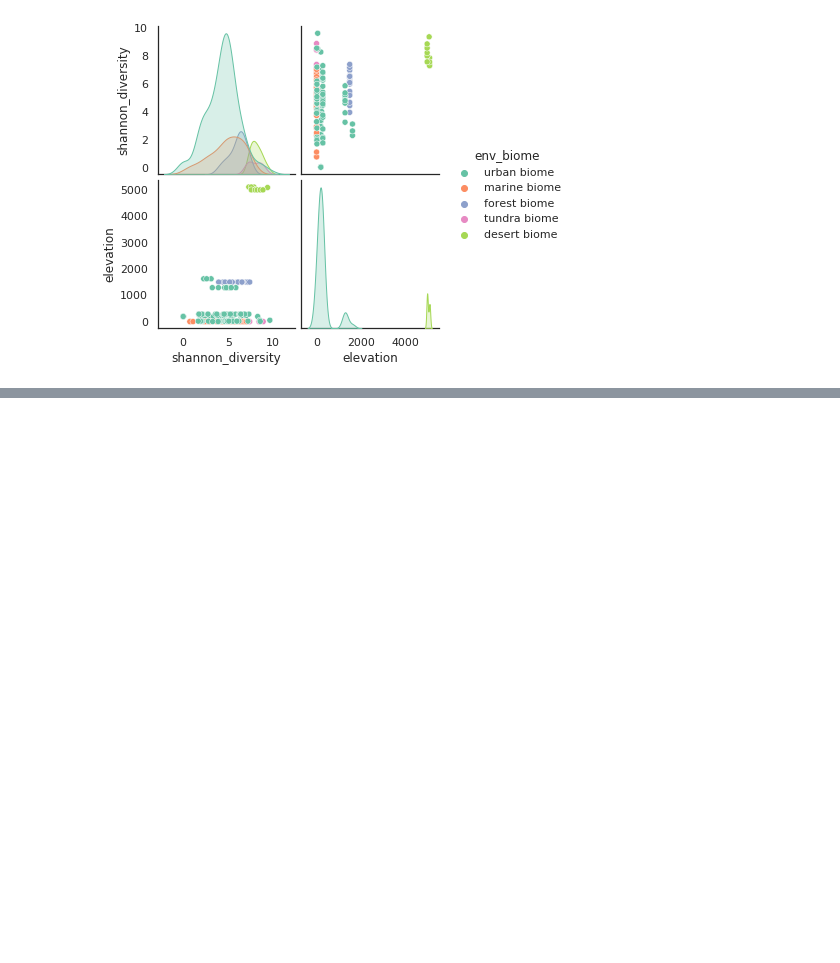
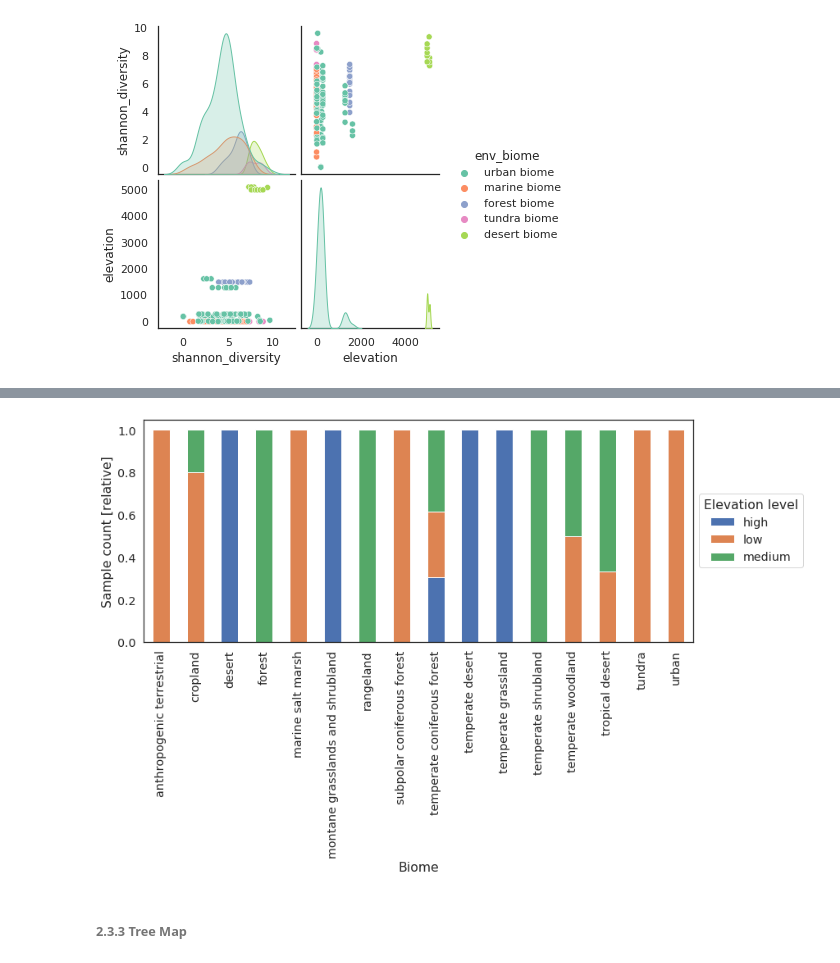
Before and after one commit to fsb-edu/DataVisualizationBook, a Jupyter notebook: DataVis_JB/chapters/chart_types.ipynb, the cells around one changed output, grey strips where cells are left out. Cells and saved outputs as stored; diff of their text form; code cells hidden in the pictures; blank space fills up the shorter version.

```diff
--- a/DataVis_JB/chapters/chart_types.ipynb
+++ b/DataVis_JB/chapters/chart_types.ipynb
@@ -336,0 +401,31 @@ plt.show()
+# %%
+selection = (data['env_package'] == 'soil')
+subset = data.loc[selection, ['shannon_diversity', 'env_biome', 'elevation_level']]
+
+# we need to reshape the data sligthly before we can plot
+stacked = subset.groupby(['env_biome', 'elevation_level']) \
+                .count() \
+                .reset_index() \
+                .pivot('env_biome', 'elevation_level', 'shannon_diversity')
+stacked_rel = stacked.div(stacked.sum(axis=1), axis=0)
+
+sns.set(rc={'figure.figsize': (12, 5), 'font.family': ['DejaVu Sans']}, style='white')
+with sns.plotting_context("notebook", font_scale=1.3):
+    # matplotlib's bar plot
+    ax = stacked_rel.plot(kind='bar', stacked=True)
+
+    # matplotlib's customization
+    ax.set_xlabel('Biome')
+    ax.set_ylabel('Sample count [relative]')
+
+    ax.legend(loc='center left', bbox_to_anchor=(1, 0.5))
+    legend = ax.get_legend()
+    legend.set_title('Elevation level')
+
+    xlabels = ax.get_xticklabels()
+    xlabels = [l.get_text().replace(' biome', '') for l in xlabels]
+    ax.set_xticklabels(xlabels)
+# %% [output]
+[figure, added]
+# %% [markdown]
+###### 2.3.3 Tree Map
```
Also changed, not shown: parts of 14 cells of this notebook, 1 other file.
